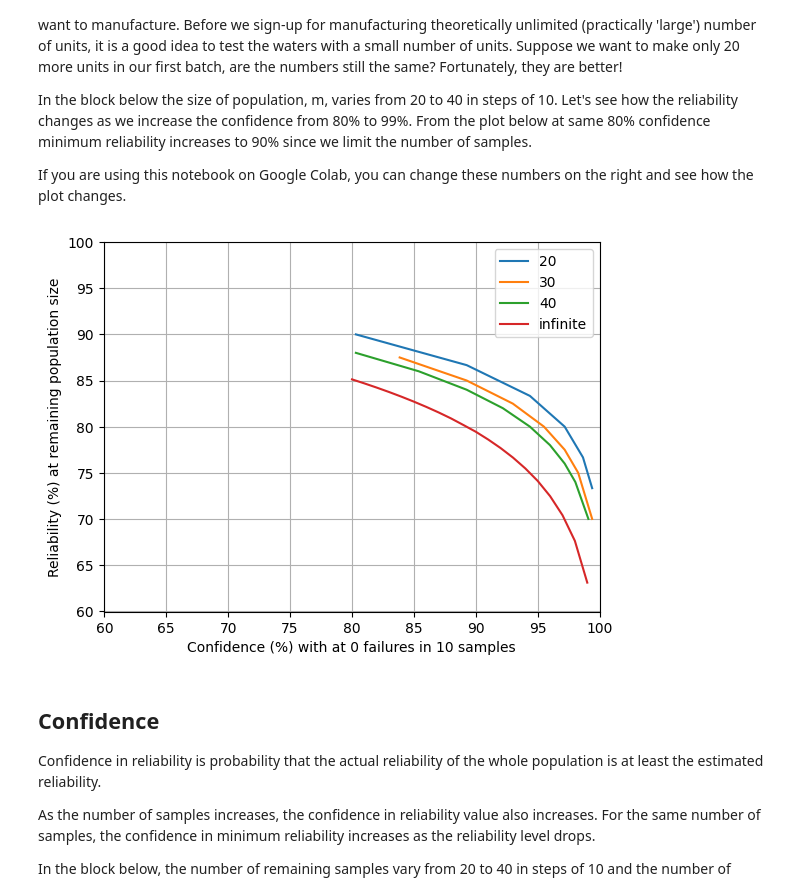
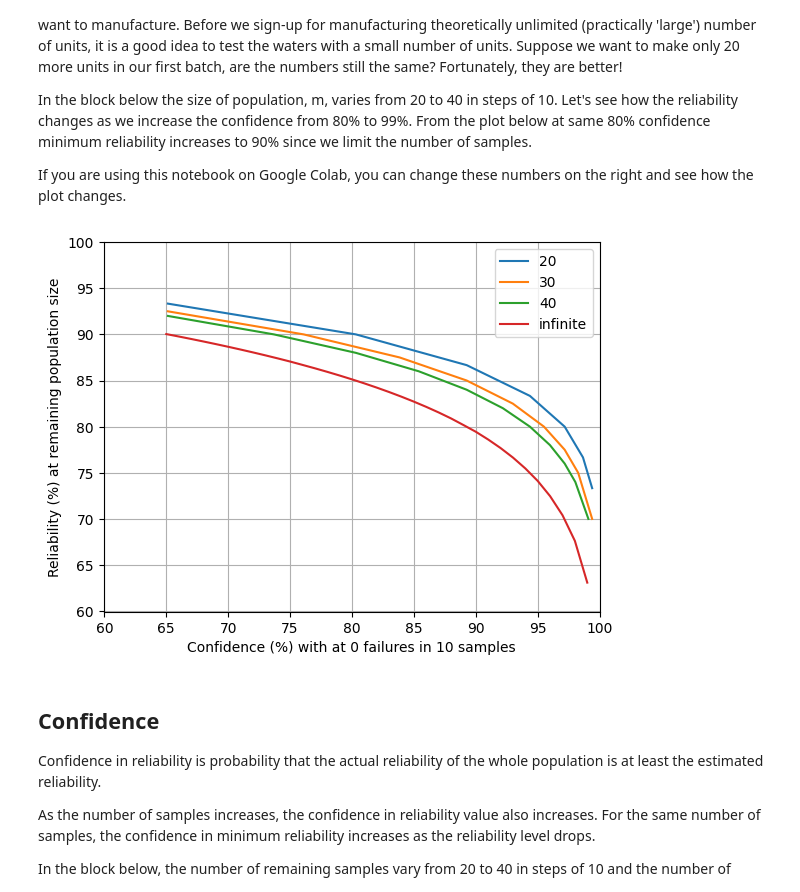
Before and after one commit to sanjaymjoshi/relistats_notebook, a Jupyter notebook: relistats_binomial_finite.ipynb, the cells around one changed output. Drawn from its saved outputs; the diff is of its cells as text; code cells hidden in the pictures.

```diff
--- a/relistats_binomial_finite.ipynb
+++ b/relistats_binomial_finite.ipynb
@@ -61,40 +61,40 @@ m_start = 20 #@param {type:"integer"}
 m_end = 40 #@param {type:"integer"}
 m_step = 10 #@param {type:"integer"}
 
-c_start = 80 #@param {type:"integer"}
+c_start = 65 #@param {type:"integer"}
 c_end = 99 #@param {type:"integer"}
 c_step = 1 #@param {type:"integer"}
 
 all_m = list(range(m_start, m_end+m_step, m_step))
 all_c = range(c_start, c_end+c_step, c_step)
 
 for m in all_m:
   rr = []
   cc = []
   for c in all_c:
     r, c2 = reli_fin(n, f, c/100, m)
     cc.append(c2*100)
     rr.append(r*100)
 
   plot_label = m
   plt.plot(cc, rr, label=plot_label)
 
 
 # Infinite samples
 rr_inf = [reliability(n,f,c/100)*100 for c in all_c]
 plt.plot(all_c, rr_inf, label="infinite")
-min_rc = min(min(cc), min(rr), min(all_c), min(rr_inf))*0.95
+min_rc = min(min(cc), min(rr), min(all_c), min(rr_inf))
 max_rc = 100
 
 plt.xlim(min_rc, max_rc)
 plt.ylim(min_rc, max_rc)
 plt.ylabel('Reliability (%) at remaining population size')
 plt.xlabel(f'Confidence (%) with at {f} failures in {n} samples')
 plt.legend()
 plt.grid()
 plt.show()
 # %% [output]
-[figure, old version]
+[figure, new version]
 # %% [markdown]
 ## Confidence
 
```
Also changed, not shown: parts of 1 cell of this notebook.
